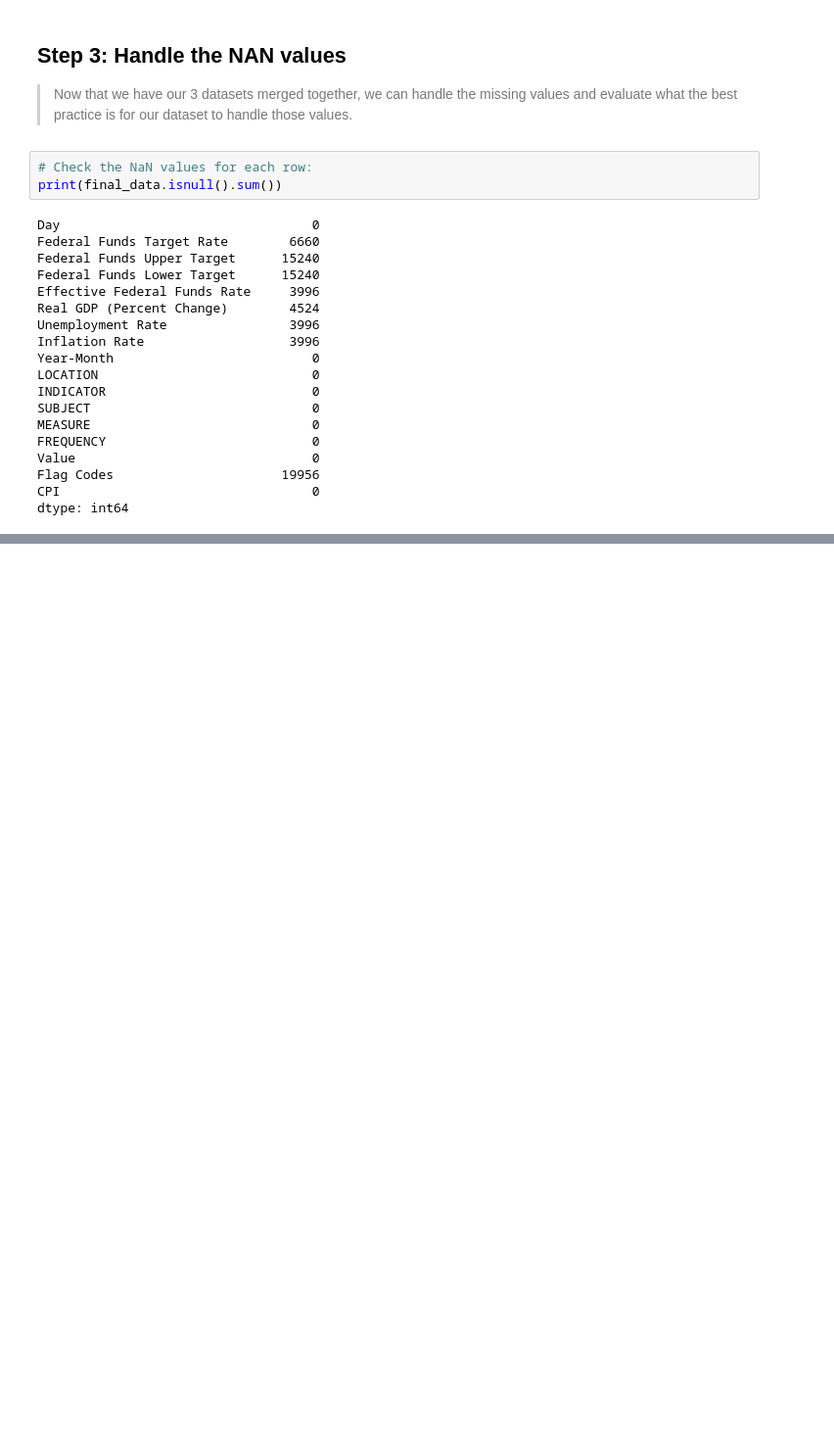
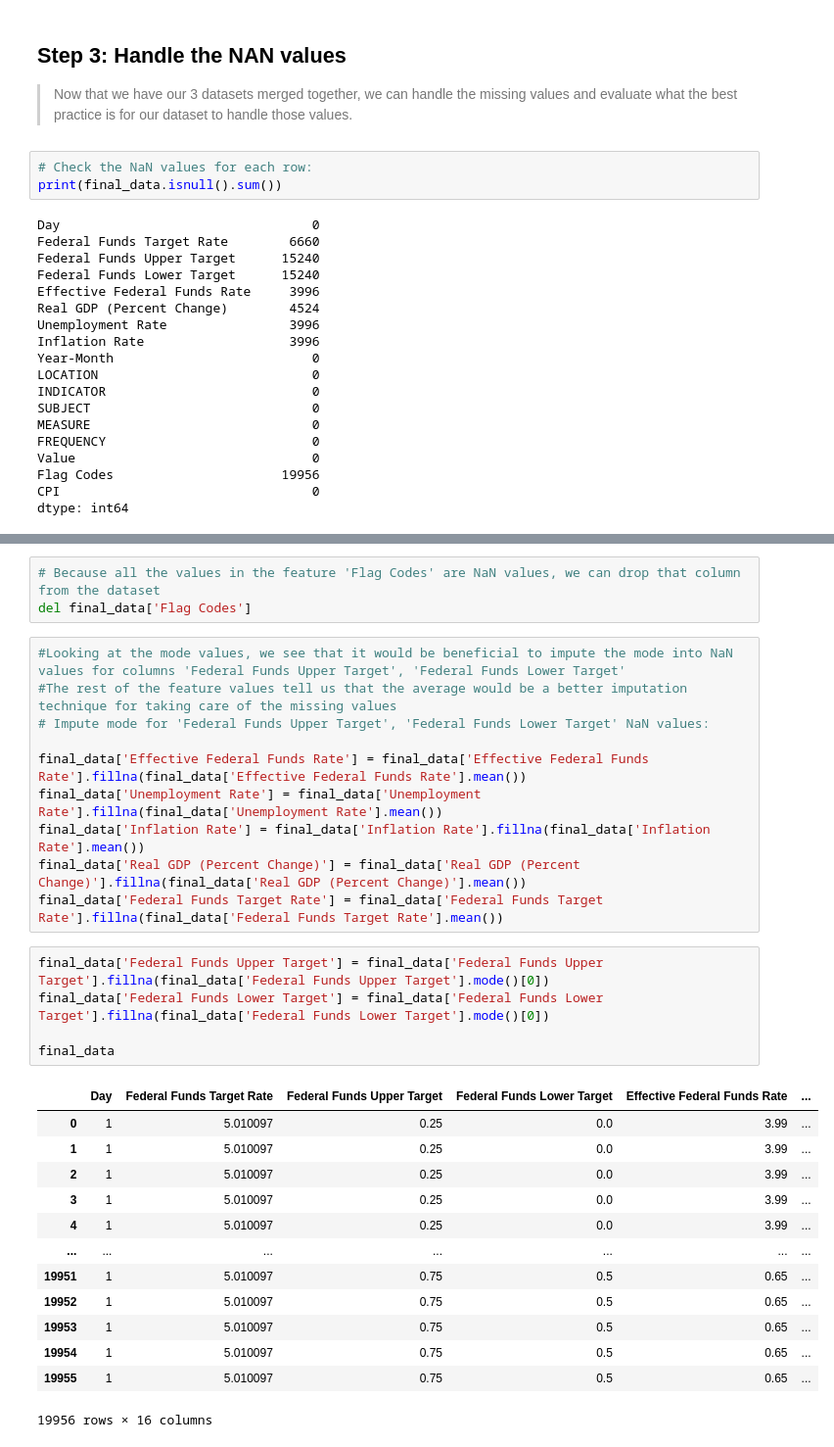
Before and after one commit to ConnorCallahan01/MLFinalProject, a Jupyter notebook: Machine Learning Final Project.ipynb, the cells around one changed output, grey strips where cells are left out. Shown at 98% size. Drawn from its saved outputs; the diff is of its cells as text; blank space fills up the shorter version.

```diff
--- a/Machine Learning Final Project.ipynb
+++ b/Machine Learning Final Project.ipynb
@@ -255,0 +263,32 @@ Column name:  Flag Codes . Max value:  nan . Min value:  nan .
+# %%
+# Because all the values in the feature 'Flag Codes' are NaN values, we can drop that column from the dataset
+del final_data['Flag Codes']
+# %%
+#Looking at the mode values, we see that it would be beneficial to impute the mode into NaN values for columns 'Federal Funds Upper Target', 'Federal Funds Lower Target'
+#The rest of the feature values tell us that the average would be a better imputation technique for taking care of the missing values
+# Impute mode for 'Federal Funds Upper Target', 'Federal Funds Lower Target' NaN values:
+
+final_data['Effective Federal Funds Rate'] = final_data['Effective Federal Funds Rate'].fillna(final_data['Effective Federal Funds Rate'].mean())
+final_data['Unemployment Rate'] = final_data['Unemployment Rate'].fillna(final_data['Unemployment Rate'].mean())
+final_data['Inflation Rate'] = final_data['Inflation Rate'].fillna(final_data['Inflation Rate'].mean())
+final_data['Real GDP (Percent Change)'] = final_data['Real GDP (Percent Change)'].fillna(final_data['Real GDP (Percent Change)'].mean())
+final_data['Federal Funds Target Rate'] = final_data['Federal Funds Target Rate'].fillna(final_data['Federal Funds Target Rate'].mean())
+# %%
+final_data['Federal Funds Upper Target'] = final_data['Federal Funds Upper Target'].fillna(final_data['Federal Funds Upper Target'].mode()[0])
+final_data['Federal Funds Lower Target'] = final_data['Federal Funds Lower Target'].fillna(final_data['Federal Funds Lower Target'].mode()[0])
+
+final_data
+# %% [output]
+|  | Day | Federal Funds Target Rate | Federal Funds Upper Target | Federal Funds Lower Target | Effective Federal Funds Rate | ... |
+| 0 | 1 | 5.010097 | 0.25 | 0.0 | 3.99 | ... |
+| 1 | 1 | 5.010097 | 0.25 | 0.0 | 3.99 | ... |
+| 2 | 1 | 5.010097 | 0.25 | 0.0 | 3.99 | ... |
+| 3 | 1 | 5.010097 | 0.25 | 0.0 | 3.99 | ... |
+| 4 | 1 | 5.010097 | 0.25 | 0.0 | 3.99 | ... |
+| ... | ... | ... | ... | ... | ... | ... |
+| 19951 | 1 | 5.010097 | 0.75 | 0.5 | 0.65 | ... |
+| 19952 | 1 | 5.010097 | 0.75 | 0.5 | 0.65 | ... |
+| 19953 | 1 | 5.010097 | 0.75 | 0.5 | 0.65 | ... |
+| 19954 | 1 | 5.010097 | 0.75 | 0.5 | 0.65 | ... |
+| 19955 | 1 | 5.010097 | 0.75 | 0.5 | 0.65 | ... |
+19956 rows × 16 columns
```
Also changed, not shown: parts of 2 cells of this notebook.
